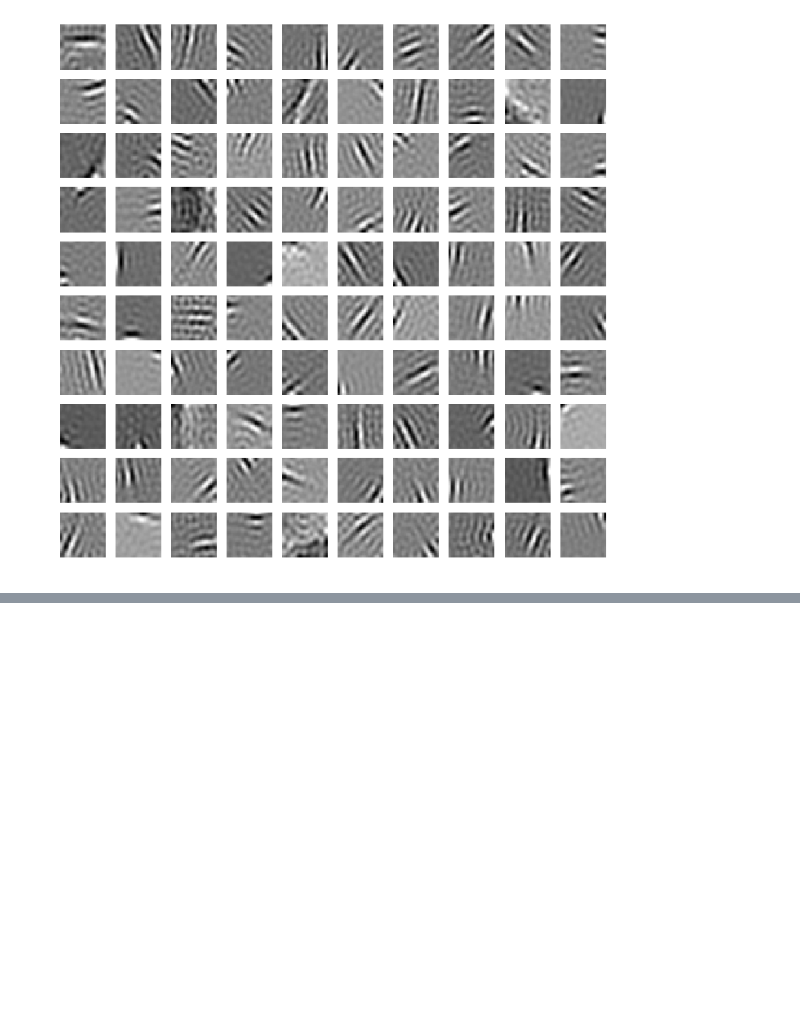
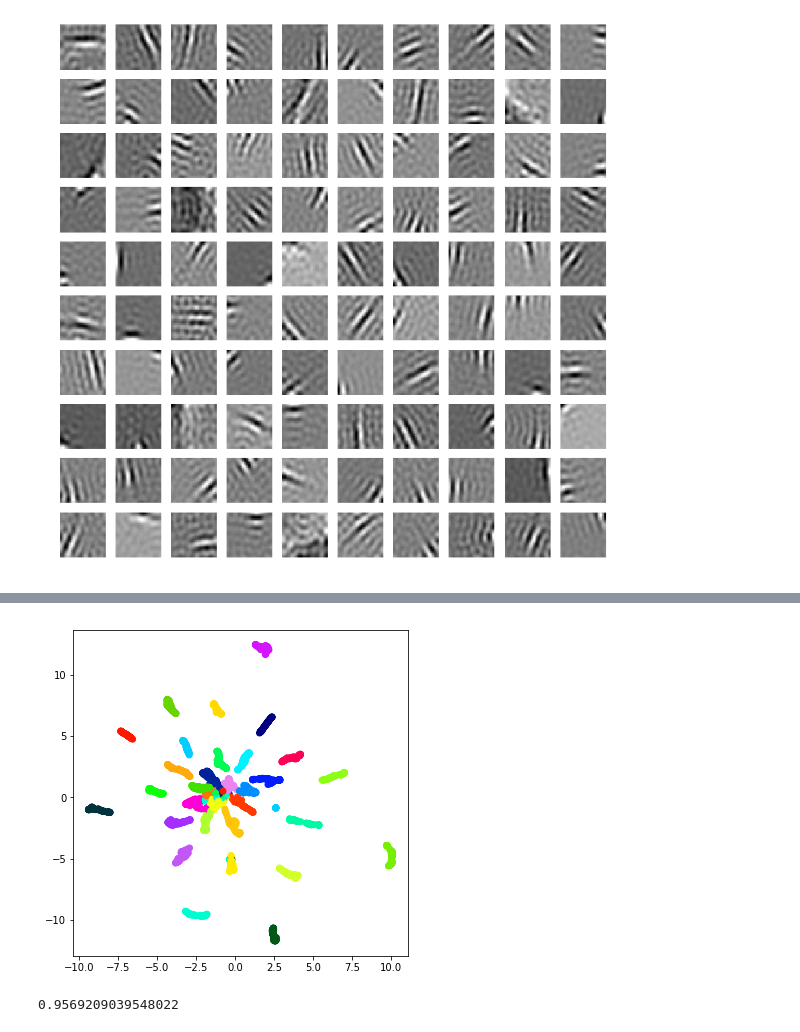
Before and after one commit to JaneliaMLCourse/JaneliaMLCourse, a Jupyter notebook: lecture_5/lecture5_tutorial.ipynb, the cells around one changed output, grey strips where cells are left out. Drawn from its saved outputs; the diff is of its cells as text; code cells hidden in the pictures; blank space fills up the shorter version.

Commit message:
fixed bug in tutorial plot and added UMAP

```diff
--- a/lecture_5/lecture5_tutorial.ipynb
+++ b/lecture_5/lecture5_tutorial.ipynb
@@ -179,19 +179,23 @@ istim  = dat['istim'] # identity of stimulus (0-31)
 # %%
 # run some TSNE here!!
 # and/or other dimensionality reductions
-out = TSNE...
-# can also try umap if pip install worked
-# import umap
-out = umap.UMAP(n_neighbors=40, min_dist=0.05,n_components=THIS CAN BE BIG!)
+#out = TSNE...
+# can also try umap if pip installed
+import umap
+model = umap.UMAP(n_neighbors=15, min_dist=0.05,n_components=2) # can use many components!
+out   = model.fit_transform(resp)
 # %%
 # plot results here
 %matplotlib inline
 cmap = cm.get_cmap('gist_ncar')
 cmap = cmap(np.linspace(0,0.9,32))
 cmap = cmap[np.random.permutation(32),:]
 plt.figure(figsize=(6,6))
 # each point is colored based on stimulus identity
-plt.scatter(out[:,0],out[:,1],cmap=cmap[istim,:])
+plt.scatter(out[:,0],out[:,1],color=cmap[istim,:])
+plt.show()
+# %% [output]
+[figure, added]
 # %%
 # classify results
 import sklearn.neighbors
@@ -204,10 +208,12 @@ clf = sklearn.neighbors.KNeighborsClassifier(n_neighbors, weights='distance')
 svc = clf.fit(out[::2,:],istim[::2])
 # predict stimuli from other half
 istim_pred = clf.predict(out[1::2,:])
-accuracy   = (istim_pred====istim[1::2]).mean()
+accuracy   = (istim_pred==istim[1::2]).mean()
 print(accuracy)
 
 # also, train classifier with more dimensions (all data)
 # does dimensionality reduction help classification?
 
 # try other classifiers like an SVM
+# %% [output]
+0.9569209039548022
```
Also changed, not shown: parts of 3 cells of this notebook.
